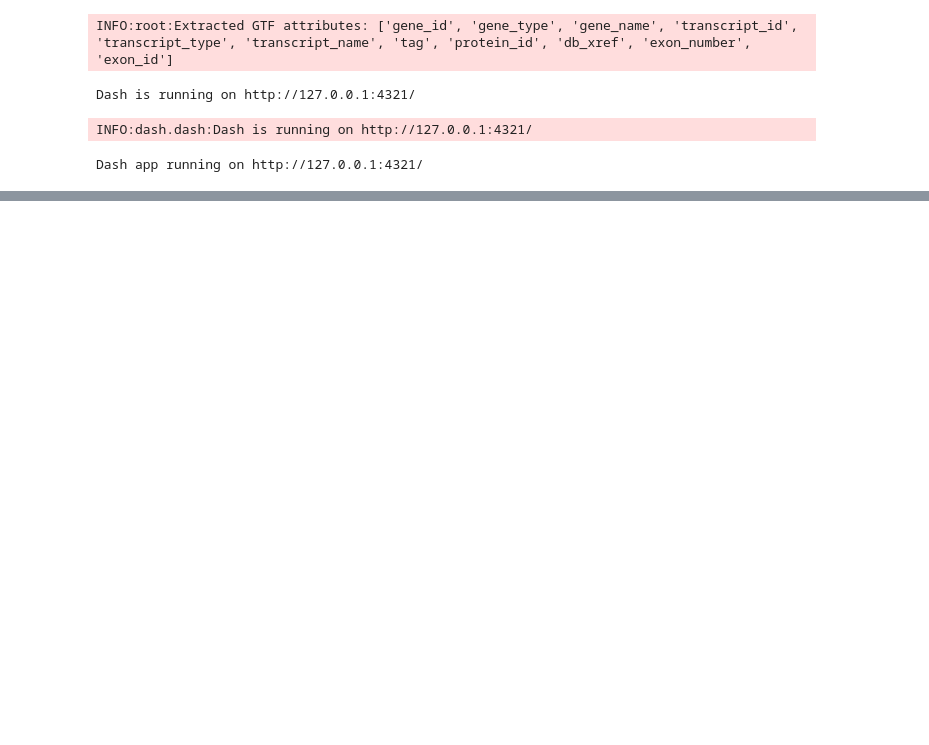
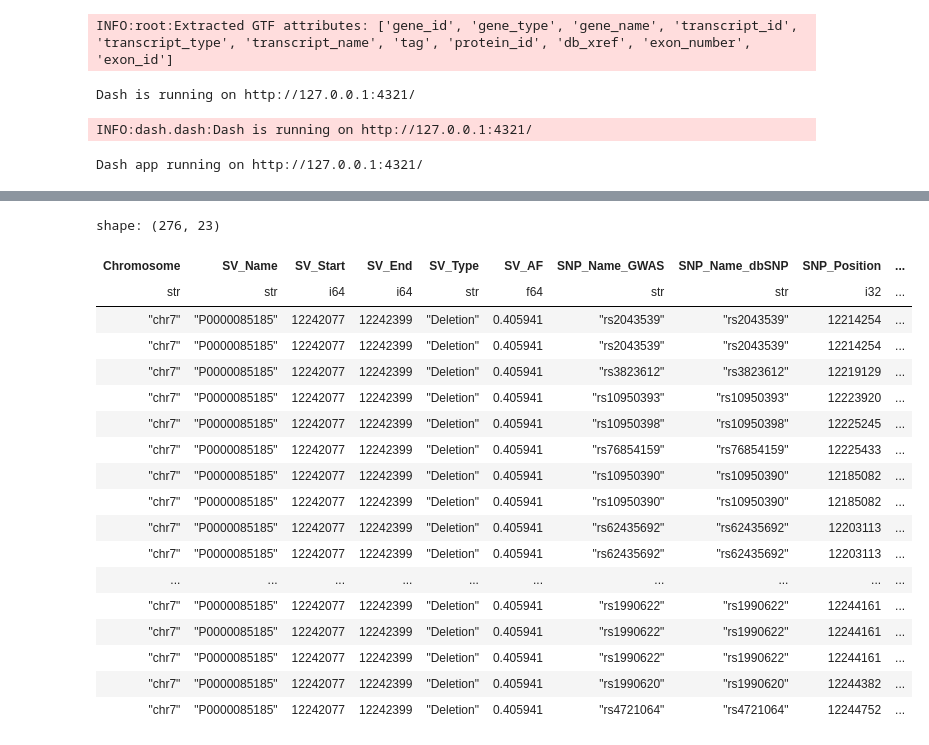
Before and after one commit to strug-hub/gwas-svatalog, a Jupyter notebook: test.ipynb, the cells around one changed output, grey strips where cells are left out. Cells and saved outputs as stored; diff of their text form; code cells hidden in the pictures; blank space fills up the shorter version.

```diff
--- a/test.ipynb
+++ b/test.ipynb
@@ -1758,0 +1822,78 @@ Dash app running on http://127.0.0.1:4321/
+# %%
+def align_and_reorder_columns(dfs, reference_df):
+    """
+    Aligns columns across all provided Polars DataFrames to match the reference DataFrame's schema,
+    and then reorders them based on the specified final column order.
+    """
+    reference_columns = reference_df.columns
+    reference_schema = reference_df.schema
+
+    aligned_dfs = []
+    for df in dfs:
+        # Add missing columns with the correct types based on the reference DataFrame
+        missing_columns = [col for col in reference_columns if col not in df.columns]
+        df_with_all_columns = df.with_columns(
+            [
+                pl.lit(None, dtype=reference_schema[col]).alias(col)
+                for col in missing_columns
+            ]
+        )
+        # Reorder columns to match the reference DataFrame
+        df_with_all_columns = df_with_all_columns.select(['Chromosome',
+                                                            'SV_Name',
+                                                            'SV_Start',
+                                                            'SV_End',
+                                                            'SV_Type',
+                                                            'SV_AF',
+                                                            'SNP_Name_GWAS',
+                                                            'SNP_Name_dbSNP',
+                                                            'SNP_Position',
+                                                            'Reference_Allele',
+                                                            'Alternate_Allele',
+                                                            'Sample_AF',
+                                                            'gnomAD_nfe_AF',
+                                                            'Risk_Allele',
+                                                            'Risk_Allele_Frequency',
+                                                            "D'",
+                                                            'R2',
+                                                            'Phenotype',
+                                                            'P-Value',
+                                                            'P-Value_log10',
+                                                            'Pubmed_ID',
+                                                            'Study',
+                                                            'Link'])
+        aligned_dfs.append(df_with_all_columns)
+
+    # Concatenate the aligned DataFrames
+    concatenated_df = pl.concat(aligned_dfs)
+
+    # # Reorder columns to the specified order
+    # concatenated_df = concatenated_df.select(final_column_order)
+    return concatenated_df
+
+
+
+df_download = align_and_reorder_columns([df_download, df_extra, df_extra_pheno],
+                                                   reference_df=df_download)
+
+df_download
+# %% [output]
+shape: (276, 23)
+| Chromosome | SV_Name | SV_Start | SV_End | SV_Type | SV_AF | SNP_Name_GWAS | SNP_Name_dbSNP | SNP_Position | ... |
+| str | str | i64 | i64 | str | f64 | str | str | i32 | ... |
+| "chr7" | "P0000085185" | 12242077 | 12242399 | "Deletion" | 0.405941 | "rs2043539" | "rs2043539" | 12214254 | ... |
+| "chr7" | "P0000085185" | 12242077 | 12242399 | "Deletion" | 0.405941 | "rs2043539" | "rs2043539" | 12214254 | ... |
+| "chr7" | "P0000085185" | 12242077 | 12242399 | "Deletion" | 0.405941 | "rs3823612" | "rs3823612" | 12219129 | ... |
+| "chr7" | "P0000085185" | 12242077 | 12242399 | "Deletion" | 0.405941 | "rs10950393" | "rs10950393" | 12223920 | ... |
+| "chr7" | "P0000085185" | 12242077 | 12242399 | "Deletion" | 0.405941 | "rs10950398" | "rs10950398" | 12225245 | ... |
+| "chr7" | "P0000085185" | 12242077 | 12242399 | "Deletion" | 0.405941 | "rs76854159" | "rs76854159" | 12225433 | ... |
+| "chr7" | "P0000085185" | 12242077 | 12242399 | "Deletion" | 0.405941 | "rs10950390" | "rs10950390" | 12185082 | ... |
+| "chr7" | "P0000085185" | 12242077 | 12242399 | "Deletion" | 0.405941 | "rs10950390" | "rs10950390" | 12185082 | ... |
+| "chr7" | "P0000085185" | 12242077 | 12242399 | "Deletion" | 0.405941 | "rs62435692" | "rs62435692" | 12203113 | ... |
+| "chr7" | "P0000085185" | 12242077 | 12242399 | "Deletion" | 0.405941 | "rs62435692" | "rs62435692" | 12203113 | ... |
+| ... | ... | ... | ... | ... | ... | ... | ... | ... | ... |
+| "chr7" | "P0000085185" | 12242077 | 12242399 | "Deletion" | 0.405941 | "rs1990622" | "rs1990622" | 12244161 | ... |
+| "chr7" | "P0000085185" | 12242077 | 12242399 | "Deletion" | 0.405941 | "rs1990622" | "rs1990622" | 12244161 | ... |
+| "chr7" | "P0000085185" | 12242077 | 12242399 | "Deletion" | 0.405941 | "rs1990622" | "rs1990622" | 12244161 | ... |
+| "chr7" | "P0000085185" | 12242077 | 12242399 | "Deletion" | 0.405941 | "rs1990620" | "rs1990620" | 12244382 | ... |
+| "chr7" | "P0000085185" | 12242077 | 12242399 | "Deletion" | 0.405941 | "rs4721064" | "rs4721064" | 12244752 | ... |
```
Also changed, not shown: parts of 7 cells of this notebook.
